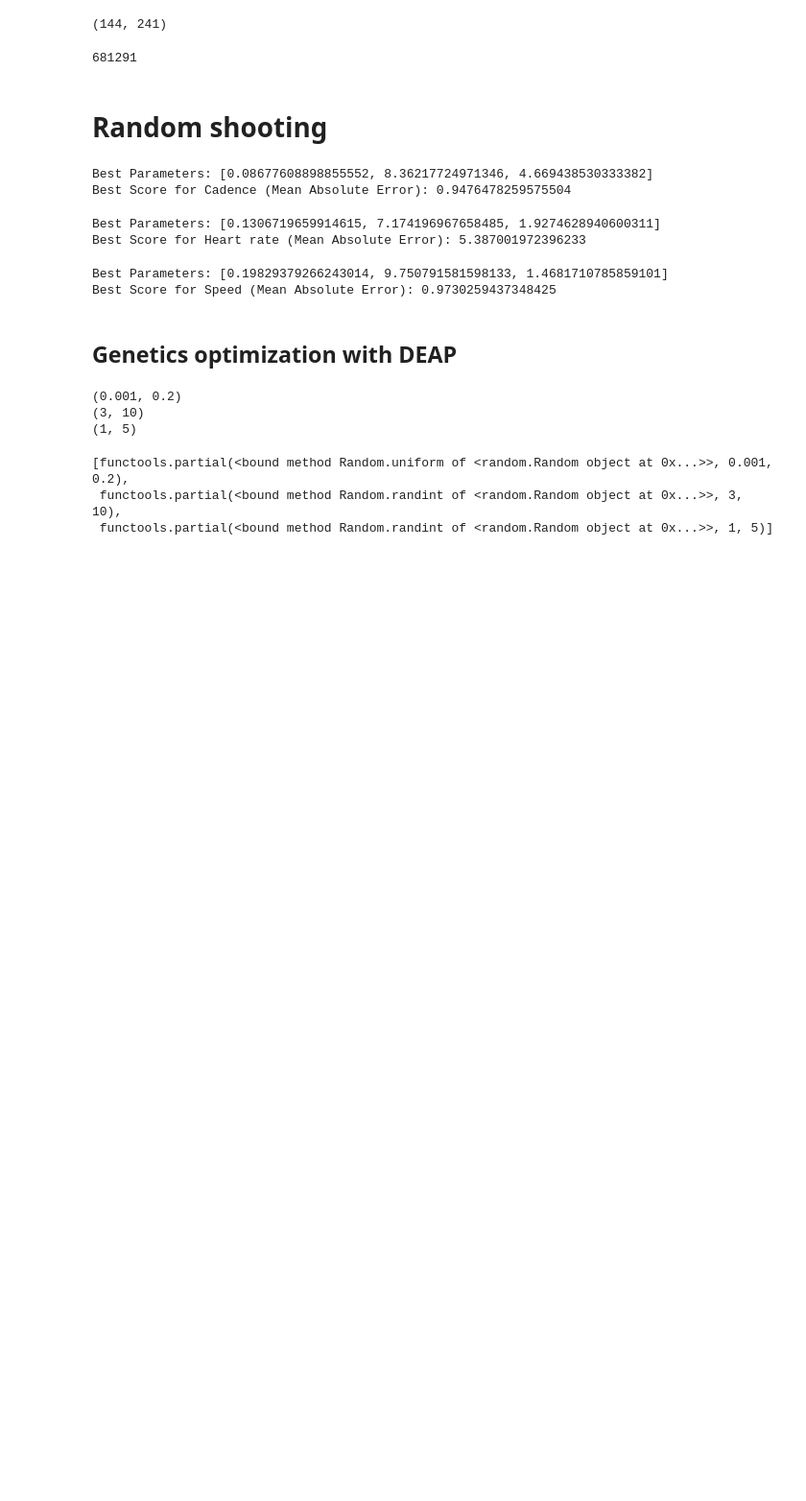
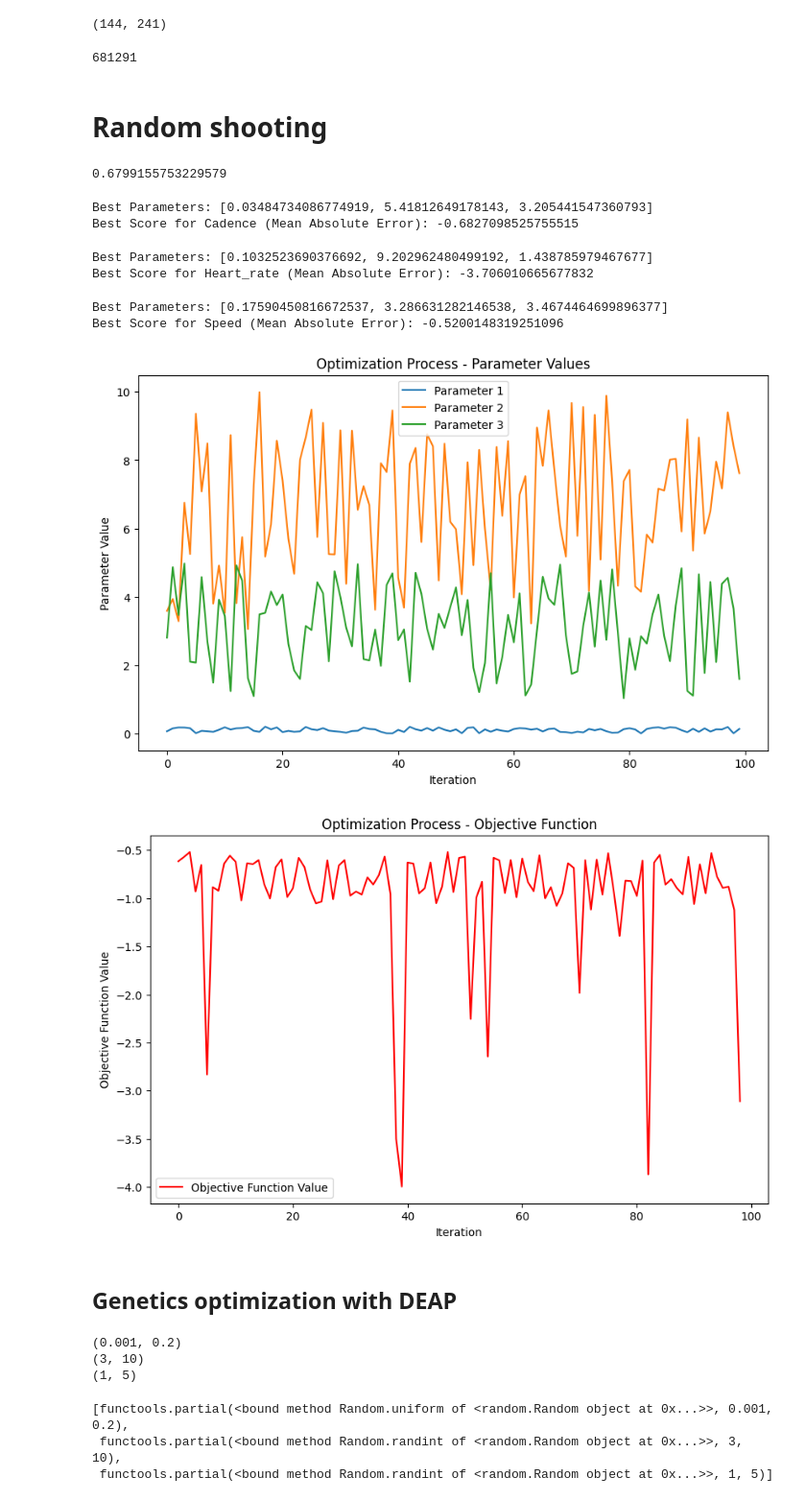
Before and after one commit to VojtaZahradnik/master_thesis, a Jupyter notebook: src/research/hyperparam_tuning.ipynb, the cells around one changed output. Shown at 96% size. Saved outputs shown, nothing was run; the diff lists cells and outputs as text; code cells hidden in the pictures; blank space fills up the shorter version.

```diff
--- a/src/research/hyperparam_tuning.ipynb
+++ b/src/research/hyperparam_tuning.ipynb
@@ -65,4 +65,4 @@ def objective_function(params):
     mae = mean_absolute_error(y_valid, y_pred)
 
     # Return mae since we are maximizing the objective
-    return mae
+    return -mae
@@ -69,15 +93,36 @@ def objective_function(params):
 # %% [markdown]
 # Random shooting
+# %%
+import xgboost as xgb
+# Train XGBoost model
+from sklearn.metrics import mean_absolute_error
+
+X_train, X_valid, y_train, y_valid = train_df[test_df.columns], test_df, train_df["cadence"], speed_test
+
+model = xgb.XGBRegressor()
+model.fit(X_train, y_train)
+
+# Predict on the validation set
+y_pred = model.predict(X_valid)
+
+# Calculate mean squared error (you can replace this with your own evaluation metric)
+mae = mean_absolute_error(y_valid, y_pred)
+mae
+# %% [output]
+0.6799155753229579
 # %%
 import numpy as np
 from sklearn.metrics import mean_absolute_error
 import xgboost as xgb
 from tqdm import tqdm
 
-def random_search(iterations, search_range):
+def random_shooting(iterations, search_range):
     # Initialize best parameters and score
     best_params = None
     best_score = float('-inf')
+
+    all_params=[]
+    obj_values=[]
 
     for iteration in tqdm(range(iterations)):
         # Sample random hyperparameters in the specified search range
@@ -91,15 +136,18 @@ def random_search(iterations, search_range):
             best_params = current_params
             best_score = current_score
 
-    return best_params, best_score
+        obj_values.append(current_score)
+        all_params.append(current_params)
+
+    return best_params, best_score,all_params, obj_values
 # Example usage
-iterations = 2
+iterations = 100
 search_range = [(0.001, 0.2), (3, 10), (1, 5)]
 # %%
 # Split the training data into training and validation sets
 X_train, X_valid, y_train, y_valid = train_df[test_df.columns], test_df, train_df["cadence"], cad_test
 
-best_params, best_score = random_search(iterations, search_range)
+best_params, best_score,_,_ = random_shooting(iterations, search_range)
 
 print("Best Parameters:", best_params)
 print("Best Score for Cadence (Mean Absolute Error):", best_score)
@@ -110,16 +158,16 @@ test_df= preprocess.calc_windows(df=test_df,
           cols=["cadence"])
 test_df = preprocess.calc_moving(df=test_df, max_range=110, col="cadence")
 # %% [output]
-Best Parameters: [0.08677608898855552, 8.36217724971346, 4.669438530333382]
-Best Score for Cadence (Mean Absolute Error): 0.9476478259575504
+Best Parameters: [0.03484734086774919, 5.41812649178143, 3.205441547360793]
+Best Score for Cadence (Mean Absolute Error): -0.6827098525755515
 # %%
 # Split the training data into training and validation sets
 X_train, X_valid, y_train, y_valid = train_df[test_df.columns], test_df, train_df["heart_rate"], hr_test
 
-best_params, best_score = random_search(iterations, search_range)
+best_params, best_score, _, _ = random_shooting(iterations, search_range)
 
 print("Best Parameters:", best_params)
-print("Best Score for Cadence (Mean Absolute Error):", best_score)
+print("Best Score for Heart_rate (Mean Absolute Error):", best_score)
 
 
 from feature_engine.creation import MathFeatures
@@ -132,19 +180,23 @@ test_df= preprocess.calc_windows(df=test_df,
           cols=["heart_rate"])
 test_df = preprocess.calc_moving(df=test_df, max_range=110, col="heart_rate")
 # %% [output]
-Best Parameters: [0.1306719659914615, 7.174196967658485, 1.9274628940600311]
-Best Score for Heart rate (Mean Absolute Error): 5.387001972396233
+Best Parameters: [0.1032523690376692, 9.202962480499192, 1.438785979467677]
+Best Score for Heart_rate (Mean Absolute Error): -3.706010665677832
 # %%
 # Split the training data into training and validation sets
 X_train, X_valid, y_train, y_valid = train_df[test_df.columns], test_df, train_df["enhanced_speed"], speed_test
 
-best_params, best_score = random_search(iterations, search_range)
-
+best_params, best_score,all_params,obj_values = random_shooting(iterations, search_range)
 print("Best Parameters:", best_params)
 print("Best Score for Speed (Mean Absolute Error):", best_score)
 # %% [output]
-Best Parameters: [0.19829379266243014, 9.750791581598133, 1.4681710785859101]
-Best Score for Speed (Mean Absolute Error): 0.9730259437348425
+Best Parameters: [0.17590450816672537, 3.286631282146538, 3.4674464699896377]
+Best Score for Speed (Mean Absolute Error): -0.5200148319251096
+# %%
+visualize_optimization(99, all_params, obj_values[:99])
+# %% [output]
+[figure, added]
+[figure, added]
 # %% [markdown]
 ## Genetics optimization with DEAP
 # %%
```
Also changed, not shown: parts of 15 cells of this notebook, 4 other files.
